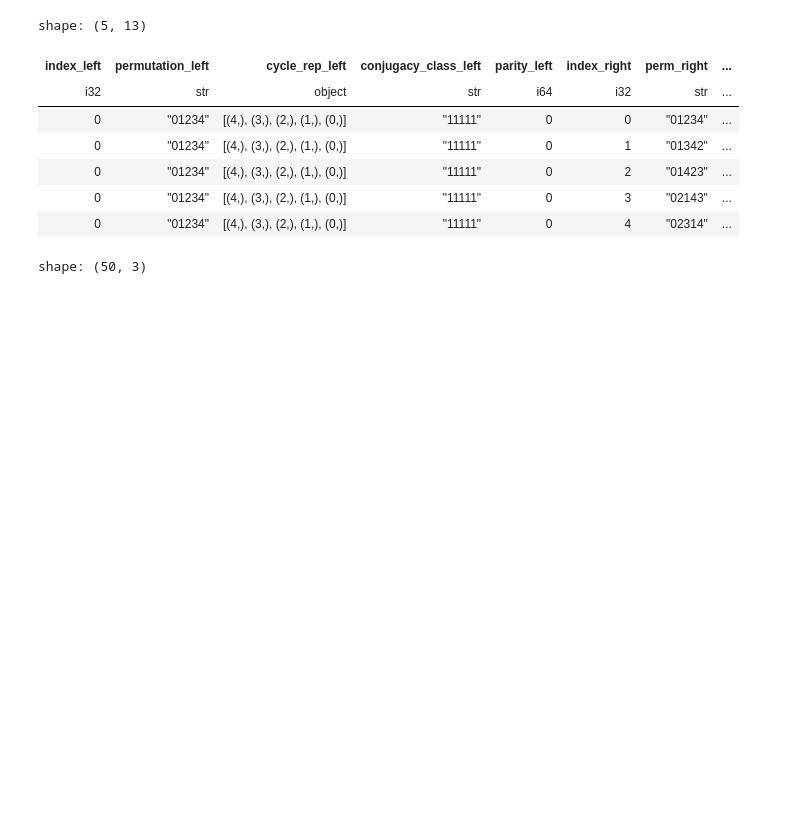
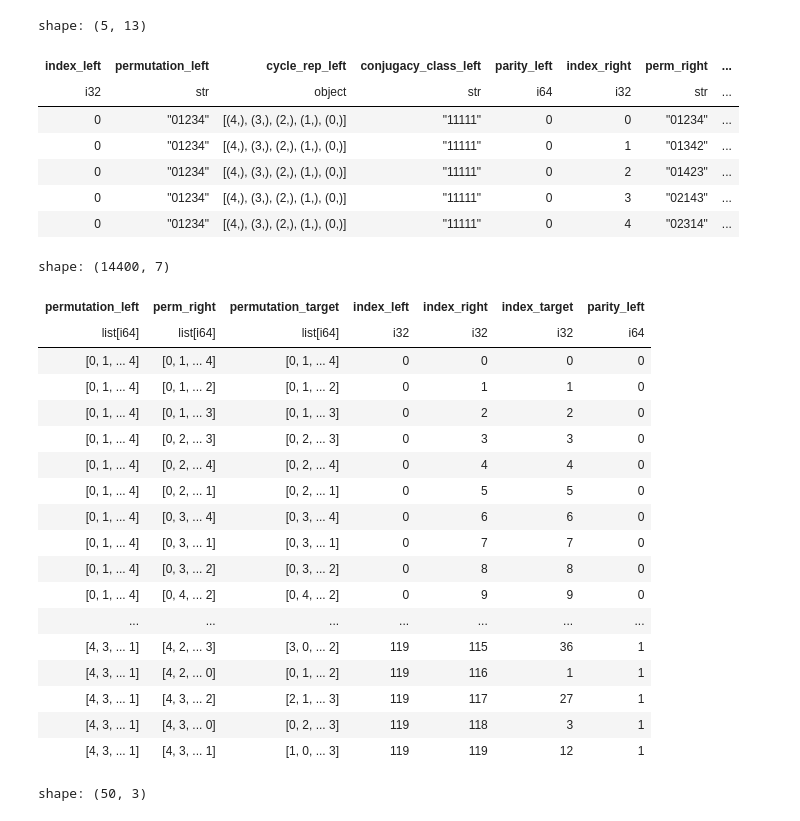
Before and after one commit to dashstander/sn-grok, a Jupyter notebook: mlp_vis.ipynb, the cells around one changed output. Drawn from its saved outputs; the diff is of its cells as text; code cells hidden in the pictures; blank space fills up the shorter version.

```diff
--- a/mlp_vis.ipynb
+++ b/mlp_vis.ipynb
@@ -382,6 +382,28 @@ shape: (5, 13)
 | 0 | "01234" | [(4,), (3,), (2,), (1,), (0,)] | "11111" | 0 | 2 | "01423" | ... |
 | 0 | "01234" | [(4,), (3,), (2,), (1,), (0,)] | "11111" | 0 | 3 | "02143" | ... |
 | 0 | "01234" | [(4,), (3,), (2,), (1,), (0,)] | "11111" | 0 | 4 | "02314" | ... |
+# %%
+mult_df.select([pl.col('^perm.*$'), pl.col('^index.*$'), 'parity_left'])
+# %% [output]
+shape: (14400, 7)
+| permutation_left | perm_right | permutation_target | index_left | index_right | index_target | parity_left |
+| list[i64] | list[i64] | list[i64] | i32 | i32 | i32 | i64 |
+| [0, 1, ... 4] | [0, 1, ... 4] | [0, 1, ... 4] | 0 | 0 | 0 | 0 |
+| [0, 1, ... 4] | [0, 1, ... 2] | [0, 1, ... 2] | 0 | 1 | 1 | 0 |
+| [0, 1, ... 4] | [0, 1, ... 3] | [0, 1, ... 3] | 0 | 2 | 2 | 0 |
+| [0, 1, ... 4] | [0, 2, ... 3] | [0, 2, ... 3] | 0 | 3 | 3 | 0 |
+| [0, 1, ... 4] | [0, 2, ... 4] | [0, 2, ... 4] | 0 | 4 | 4 | 0 |
+| [0, 1, ... 4] | [0, 2, ... 1] | [0, 2, ... 1] | 0 | 5 | 5 | 0 |
+| [0, 1, ... 4] | [0, 3, ... 4] | [0, 3, ... 4] | 0 | 6 | 6 | 0 |
+| [0, 1, ... 4] | [0, 3, ... 1] | [0, 3, ... 1] | 0 | 7 | 7 | 0 |
+| [0, 1, ... 4] | [0, 3, ... 2] | [0, 3, ... 2] | 0 | 8 | 8 | 0 |
+| [0, 1, ... 4] | [0, 4, ... 2] | [0, 4, ... 2] | 0 | 9 | 9 | 0 |
+| ... | ... | ... | ... | ... | ... | ... |
+| [4, 3, ... 1] | [4, 2, ... 3] | [3, 0, ... 2] | 119 | 115 | 36 | 1 |
+| [4, 3, ... 1] | [4, 2, ... 0] | [0, 1, ... 2] | 119 | 116 | 1 | 1 |
+| [4, 3, ... 1] | [4, 3, ... 2] | [2, 1, ... 3] | 119 | 117 | 27 | 1 |
+| [4, 3, ... 1] | [4, 3, ... 0] | [0, 2, ... 3] | 119 | 118 | 3 | 1 |
+| [4, 3, ... 1] | [4, 3, ... 1] | [1, 0, ... 3] | 119 | 119 | 12 | 1 |
 # %%
 mult_df.select(['index_left', 'index_right', 'index_target']).head(50)
 # %% [output]
```
Also changed, not shown: 1 other file.
